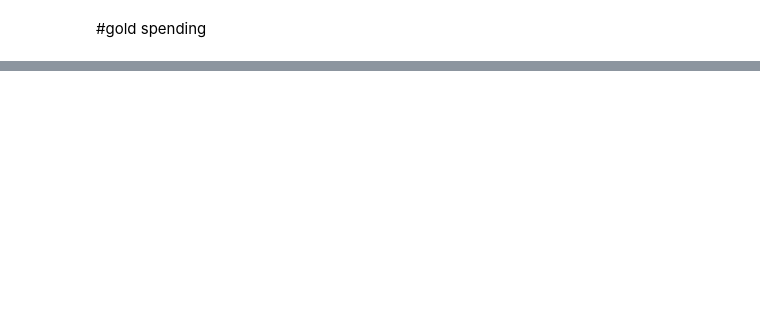
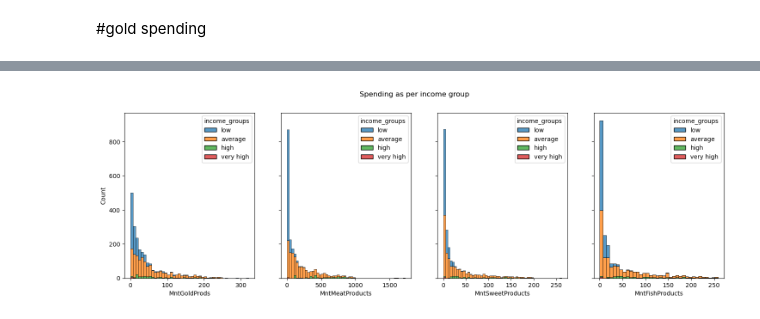
Before and after one commit to tamaricki/Projects, a Jupyter notebook: Customer_analysis_clustering.ipynb, the cells around one changed output, grey strips where cells are left out. Saved outputs shown, nothing was run; the diff lists cells and outputs as text; code cells hidden in the pictures; blank space fills up the shorter version.

```diff
--- a/Customer_analysis_clustering.ipynb
+++ b/Customer_analysis_clustering.ipynb
@@ -246,0 +254,4 @@ Index(['AcceptedCmp1', 'AcceptedCmp2', 'AcceptedCmp3', 'AcceptedCmp4',
+# %%
+qualit_quant_bar_chart(df[['MntGoldProds', 'MntMeatProducts','MntSweetProducts','MntFishProducts', 'income_groups']], 'Spending as per income group')
+# %% [output]
+[figure, added]
```
Also changed, not shown: parts of 23 cells of this notebook.
